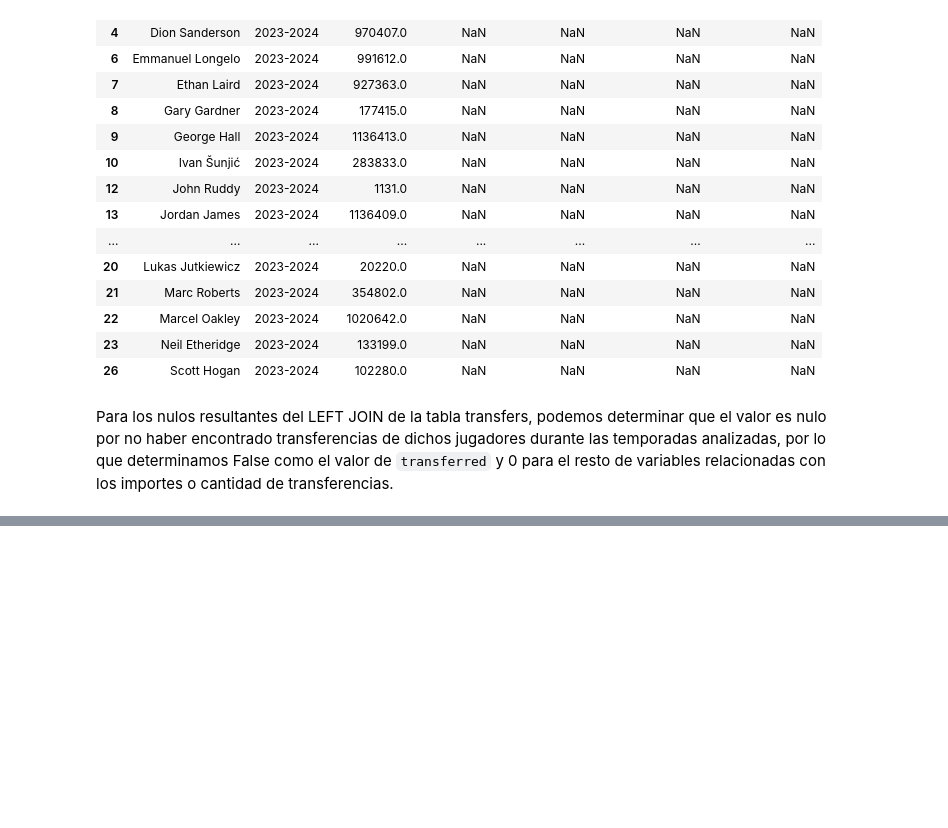
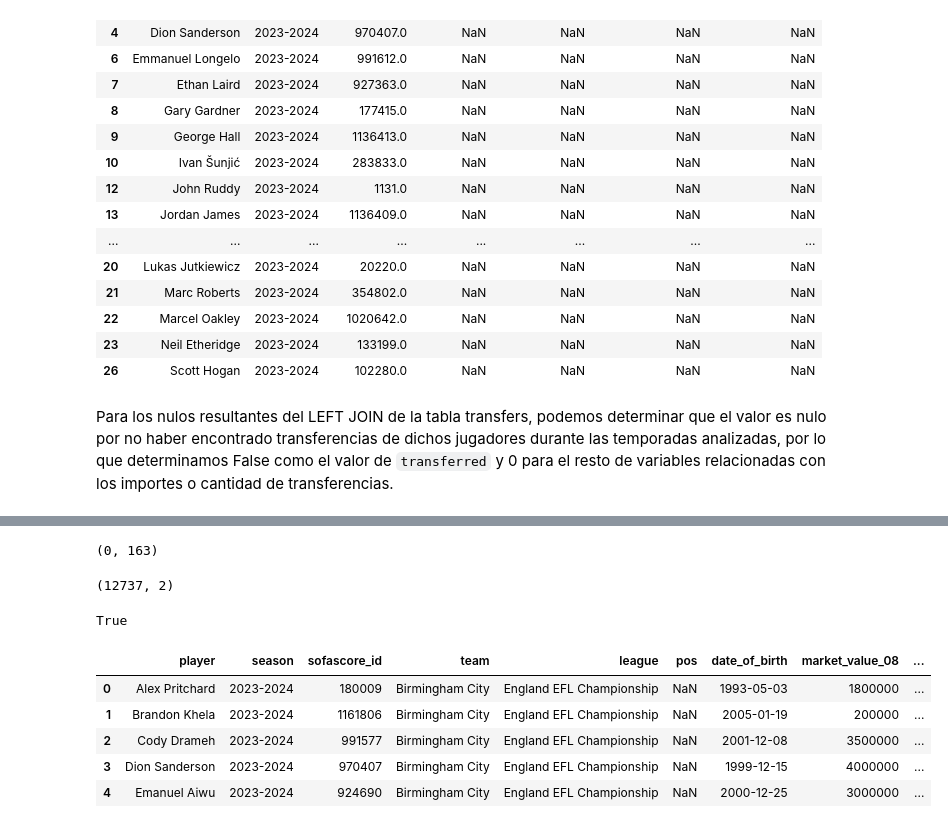
Before and after one commit to willwalker7/football-recruitment-analytics, a Jupyter notebook: notebooks/data_preprocessing.ipynb, the cells around one changed output, grey strips where cells are left out. Drawn from its saved outputs; the diff is of its cells as text; code cells hidden in the pictures; blank space fills up the shorter version.

```diff
--- a/notebooks/data_preprocessing.ipynb
+++ b/notebooks/data_preprocessing.ipynb
@@ -2583,0 +3579,6 @@ master_dataset.to_parquet(
+# %%
+duplicates_consolidated = consolidate_duplicate_seasons(
+    duplicates
+)
+
+duplicates_consolidated.shape
@@ -2583,0 +3612,18 @@ master_dataset.to_parquet(
+# %%
+master_dataset = master_dataset[
+    ~master_dataset.set_index(
+        ["sofascore_id", "season"]
+    ).index.isin(
+        duplicates.set_index(
+            ["sofascore_id", "season"]
+        ).index
+    )
+].copy()
+# %%
+master_dataset = pd.concat(
+    [
+        master_dataset,
+        duplicates_consolidated
+    ],
+    ignore_index=True
+)
@@ -2583,0 +3681,45 @@ master_dataset.to_parquet(
+# %%
+master_dataset[
+    master_dataset.duplicated(
+        subset=["sofascore_id", "season"],
+        keep=False
+    )
+].shape
+# %% [output]
+(0, 163)
+# %%
+master_dataset[
+    ["sofascore_id", "season"]
+].drop_duplicates().shape
+# %% [output]
+(12737, 2)
+# %%
+master_dataset[
+    ["sofascore_id", "season"]
+].drop_duplicates().shape[0] == len(master_dataset)
+# %% [output]
+True
+# %%
+master_dataset[
+    [
+        "player",
+        "season",
+        "sofascore_id",
+        "team",
+        "league",
+        "pos",
+        "date_of_birth",
+        "market_value_08",
+        "market_value_09",
+        "transferred",
+        "transfer_count",
+        "transfer_fee_total"
+    ]
+].head()
+# %% [output]
+|  | player | season | sofascore_id | team | league | pos | date_of_birth | market_value_08 | ... |
+| 0 | Alex Pritchard | 2023-2024 | 180009 | Birmingham City | England EFL Championship | NaN | 1993-05-03 | 1800000 | ... |
+| 1 | Brandon Khela | 2023-2024 | 1161806 | Birmingham City | England EFL Championship | NaN | 2005-01-19 | 200000 | ... |
+| 2 | Cody Drameh | 2023-2024 | 991577 | Birmingham City | England EFL Championship | NaN | 2001-12-08 | 3500000 | ... |
+| 3 | Dion Sanderson | 2023-2024 | 970407 | Birmingham City | England EFL Championship | NaN | 1999-12-15 | 4000000 | ... |
+| 4 | Emanuel Aiwu | 2023-2024 | 924690 | Birmingham City | England EFL Championship | NaN | 2000-12-25 | 3000000 | ... |
```
Also changed, not shown: parts of 98 cells of this notebook, 1 other file.
